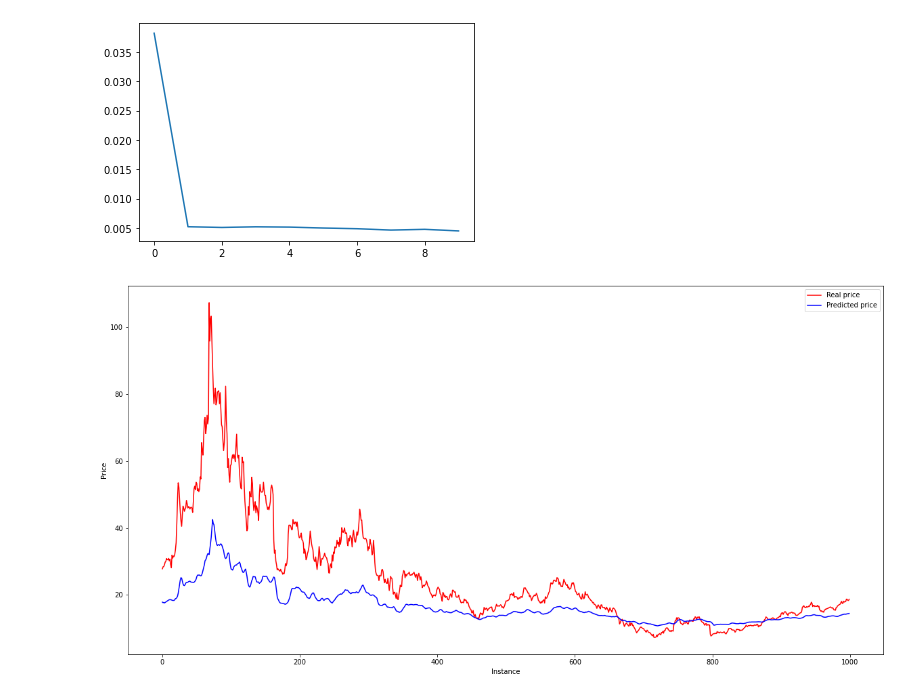
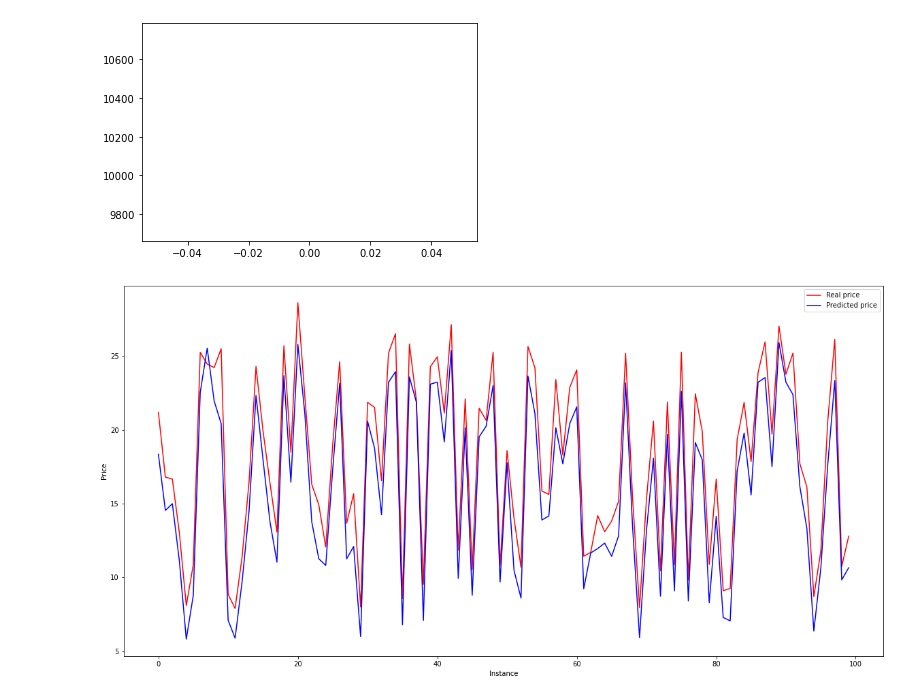
Before and after one commit to YannAmado/MachineLearning, a Jupyter notebook: Time Series Forecasting/StockPrediction/stockPrediction.ipynb, the cells around one changed output. Saved outputs shown, nothing was run; the diff lists cells and outputs as text; code cells hidden in the pictures.

```diff
--- a/Time Series Forecasting/StockPrediction/stockPrediction.ipynb
+++ b/Time Series Forecasting/StockPrediction/stockPrediction.ipynb
@@ -22,11 +28,17 @@ tf.random.set_seed(42)
 
 directory = './Stocks'
 
-l = ['Date', 'Close']
-stocks= pd.DataFrame(columns=l)
+stocks = []
 for file in os.listdir(directory):
     f = os.path.join(directory, file)
-    s = pd.read_csv(f)
-    s = s[['Date', 'Close']]
-    s['Company_name'] = file
-    stocks = pd.concat([stocks, s])
+    df = pd.read_csv(f, index_col=None, header=0)
+    df['Company_name'] = file
+    stocks.append(df)
+stocks = pd.concat(stocks, axis=0, ignore_index=True)
+stocks = stocks[['Date', 'Close', 'Company_name']]
+
+# keeping only the middle 50% quantile in order to clean the data
+s = stocks.where(stocks['Close']>=stocks.quantile(0.25)[0])
+s = stocks.where(s['Close']<=stocks.quantile(0.75)[0])
+stocks = s.dropna()
+stocks
@@ -91,7 +105,7 @@ def get_train_test(dataset, company_names, train_test_ratio: float, n_days: int)
     X = pd.DataFrame(l, columns=col_names)
     # taking care of all the instances that have NaN
     X = X.dropna()
-    #X = shuffle(X)
+    X = shuffle(X)
     train = X[:n_train]
     test = X[n_train:-1]
     return train, test
@@ -114,7 +126,7 @@ def fit_lstm(train_X, train_y, batch_size, n_epochs, n_neurons, l2_value=0):
     Parameters:
     -n_epochs: How many epochs to train the model
     -n_neurons: How many neurons to include in the network
-    -dropout: The dropout rate
+    -l2_value: The value for L2 regularization
 
     Returns: The fitted model and the model history
     """
@@ -130,5 +142,5 @@ def fit_lstm(train_X, train_y, batch_size, n_epochs, n_neurons, l2_value=0):
 
     return model, history
 # %%
-model, history = fit_lstm(train_X, train_y, batch_size=128, n_epochs=10, n_neurons=32, l2_value=0.1)
+model, history = fit_lstm(train_X, train_y, batch_size=512, n_epochs=1, n_neurons=2, l2_value=215000)
 # %% [output]
@@ -157,7 +150,7 @@ Epoch 10/10
 plt.plot(history.history['loss'])
 plt.show()
 # %% [output]
-[figure, old version]
+[figure, new version]
 # %%
 def predict_value(days_before, scaler, model):
     db = days_before.to_numpy()
@@ -167,27 +160,27 @@ def predict_value(days_before, scaler, model):
     predicted_price = scaler.inverse_transform(scaled_predicted_price)
     return predicted_price
 # %%
-def plot_predicted_actual(X, y, scaler, model, n_points=1000):
+def plot_predicted_actual(X, y, scaler, model, n_points=100):
 
 
     #plt.plot(x)
     x = range(np.shape(X)[0])
 
     #scaled predicted price
-    spp = model.predict(X)
+    spp = model.predict(X.iloc[:n_points])
     upp = scaler.inverse_transform(spp)
     # unscaled y
     uy = scaler.inverse_transform(y.to_numpy().reshape(-1,1))
 
     plt.figure(figsize=(20,10))
     plt.plot(x[:n_points], uy[:n_points], color='red', label='Real price')
     plt.plot(upp[:n_points], color='blue', label='Predicted price')
     plt.xlabel('Instance')
     plt.ylabel('Price')
     plt.legend()
     plt.show()
     return
 
 plot_predicted_actual(train_X, train_y, scaler, model)
 # %% [output]
-[figure, old version]
+[figure, new version]
```
Also changed, not shown: parts of 9 cells of this notebook.
